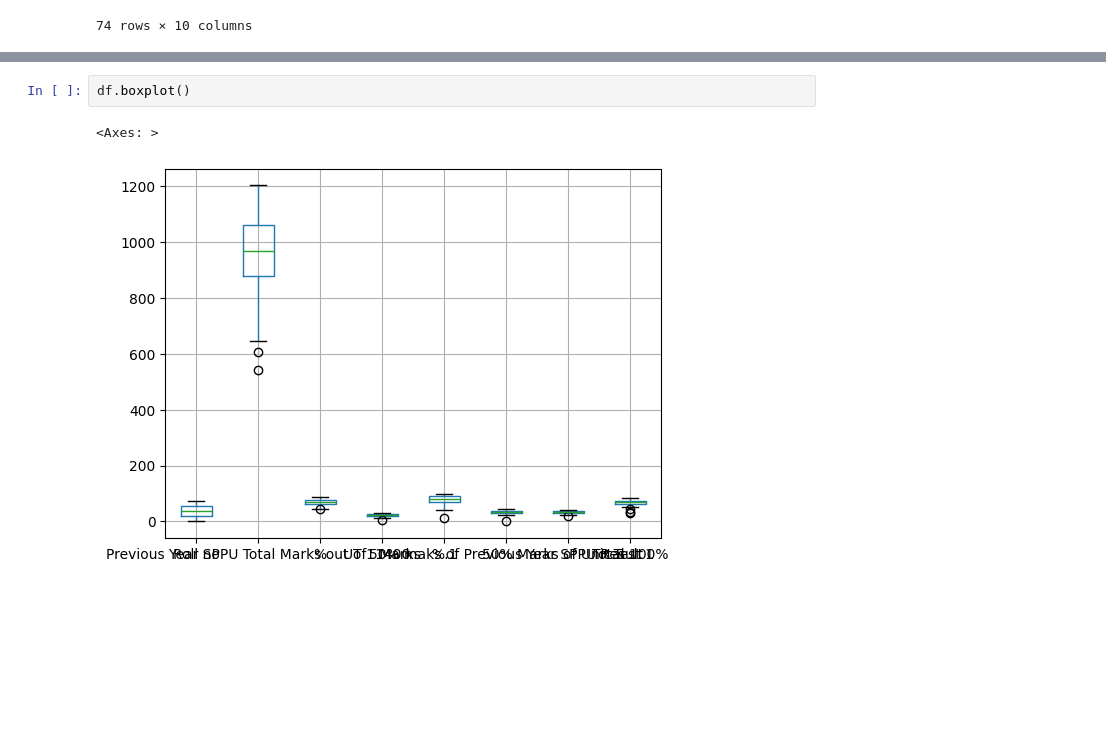
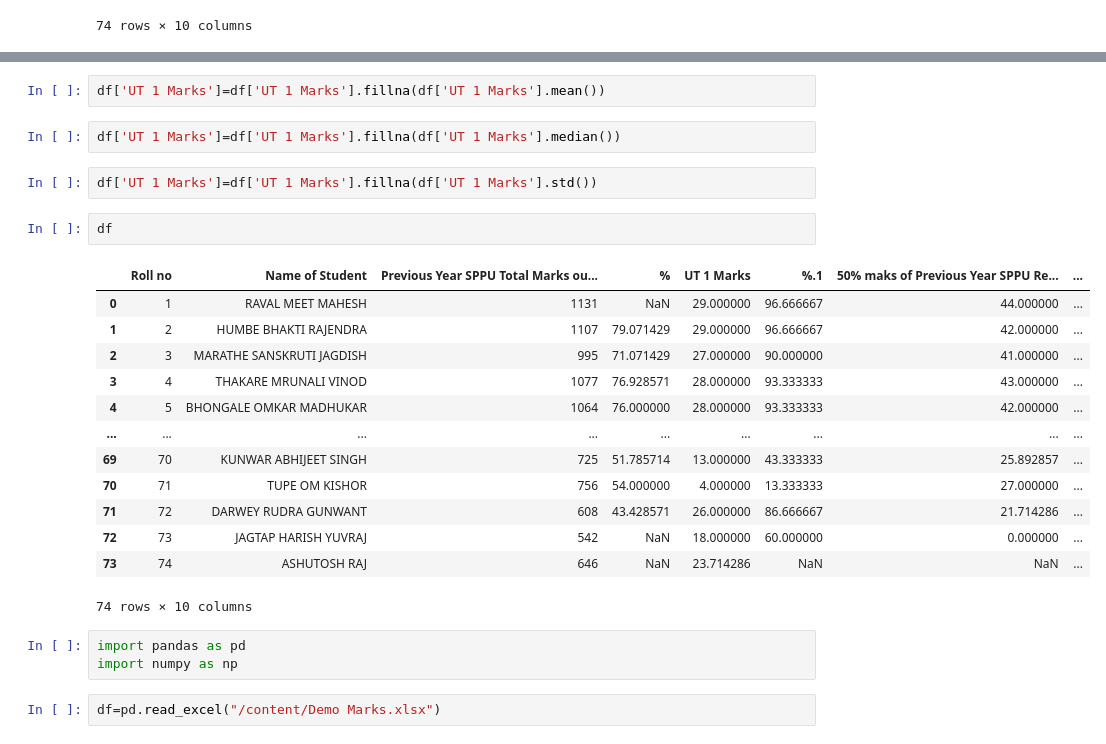
Before and after one commit to NEHA1039/DSBDL-LAB, a Jupyter notebook: dsbdl_assignment_2.ipynb, the cells around one changed output, grey strips where cells are left out. Saved outputs shown, nothing was run; the diff lists cells and outputs as text; blank space fills up the shorter version.

```diff
--- a/dsbdl_assignment_2.ipynb
+++ b/dsbdl_assignment_2.ipynb
@@ -103,6 +103,28 @@ df.replace(to_replace=np.nan,value=-99)
 74 rows × 10 columns
+# %%
+df['UT 1 Marks']=df['UT 1 Marks'].fillna(df['UT 1 Marks'].mean())
+# %%
+df['UT 1 Marks']=df['UT 1 Marks'].fillna(df['UT 1 Marks'].median())
+# %%
+df['UT 1 Marks']=df['UT 1 Marks'].fillna(df['UT 1 Marks'].std())
 # %%
-df.boxplot()
+df
 # %% [output]
+|  | Roll no | Name of Student | Previous Year SPPU Total Marks ou... | % | UT 1 Marks | %.1 | 50% maks of Previous Year SPPU Re... | ... |
+| 0 | 1 | RAVAL MEET MAHESH | 1131 | NaN | 29.000000 | 96.666667 | 44.000000 | ... |
+| 1 | 2 | HUMBE BHAKTI RAJENDRA | 1107 | 79.071429 | 29.000000 | 96.666667 | 42.000000 | ... |
+| 2 | 3 | MARATHE SANSKRUTI JAGDISH | 995 | 71.071429 | 27.000000 | 90.000000 | 41.000000 | ... |
+| 3 | 4 | THAKARE MRUNALI VINOD | 1077 | 76.928571 | 28.000000 | 93.333333 | 43.000000 | ... |
+| 4 | 5 | BHONGALE OMKAR MADHUKAR | 1064 | 76.000000 | 28.000000 | 93.333333 | 42.000000 | ... |
+| ... | ... | ... | ... | ... | ... | ... | ... | ... |
+| 69 | 70 | KUNWAR ABHIJEET SINGH | 725 | 51.785714 | 13.000000 | 43.333333 | 25.892857 | ... |
+| 70 | 71 | TUPE OM KISHOR | 756 | 54.000000 | 4.000000 | 13.333333 | 27.000000 | ... |
+| 71 | 72 | DARWEY RUDRA GUNWANT | 608 | 43.428571 | 26.000000 | 86.666667 | 21.714286 | ... |
+| 72 | 73 | JAGTAP HARISH YUVRAJ | 542 | NaN | 18.000000 | 60.000000 | 0.000000 | ... |
+| 73 | 74 | ASHUTOSH RAJ | 646 | NaN | 23.714286 | NaN | NaN | ... |
-<Axes: >
+74 rows × 10 columns
-[figure, removed]
+# %%
+import pandas as pd
+import numpy as np
+# %%
+df=pd.read_excel("/content/Demo Marks.xlsx")
```
Also changed, not shown: parts of 11 cells of this notebook.
